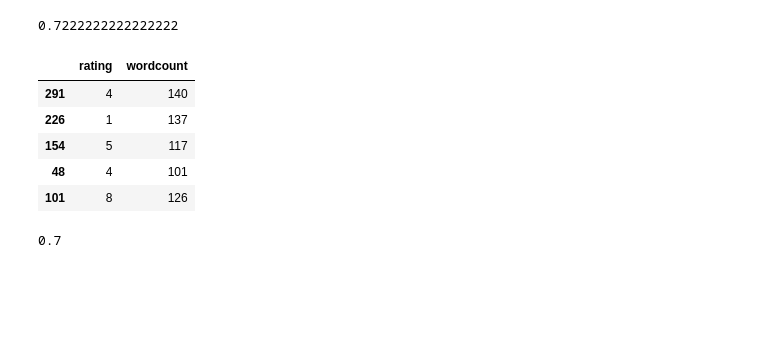
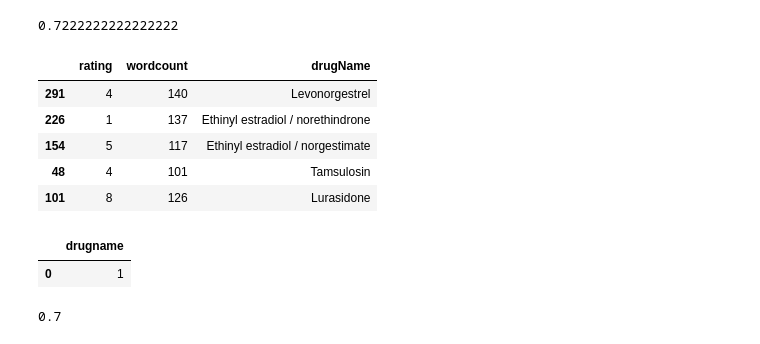
Before and after one commit to hendahmke/adverse_drug_reactions, a Jupyter notebook: notebooks/henni_labelleddata_exploration.ipynb, the cells around one changed output. Saved outputs shown, nothing was run; the diff lists cells and outputs as text; code cells hidden in the pictures; blank space fills up the shorter version.

```diff
--- a/notebooks/henni_labelleddata_exploration.ipynb
+++ b/notebooks/henni_labelleddata_exploration.ipynb
@@ -304,14 +379,26 @@ print(log_model.score(X_test_vec,y_test))
 # %% [output]
 0.7222222222222222
 # %%
-X_train[['rating', 'wordcount']].head()
+X_train[['rating', 'wordcount', 'drugName']].head()
 # %% [output]
-|  | rating | wordcount |
-| 291 | 4 | 140 |
-| 226 | 1 | 137 |
-| 154 | 5 | 117 |
-| 48 | 4 | 101 |
-| 101 | 8 | 126 |
+|  | rating | wordcount | drugName |
+| 291 | 4 | 140 | Levonorgestrel |
+| 226 | 1 | 137 | Ethinyl estradiol / norethindrone |
+| 154 | 5 | 117 | Ethinyl estradiol / norgestimate |
+| 48 | 4 | 101 | Tamsulosin |
+| 101 | 8 | 126 | Lurasidone |
+# %%
+from sklearn.feature_extraction.text import CountVectorizer
+
+vectorizer = CountVectorizer()
+
+X = vectorizer.fit_transform(X_train[['drugName']])
+
+X.toarray()
+pd.DataFrame(X.toarray(),columns = vectorizer.get_feature_names())
+# %% [output]
+|  | drugname |
+| 0 | 1 |
 # %%
 # Instanciate the model
 from sklearn.linear_model import LogisticRegression
```
Also changed, not shown: parts of 11 cells of this notebook, 3 other files.
